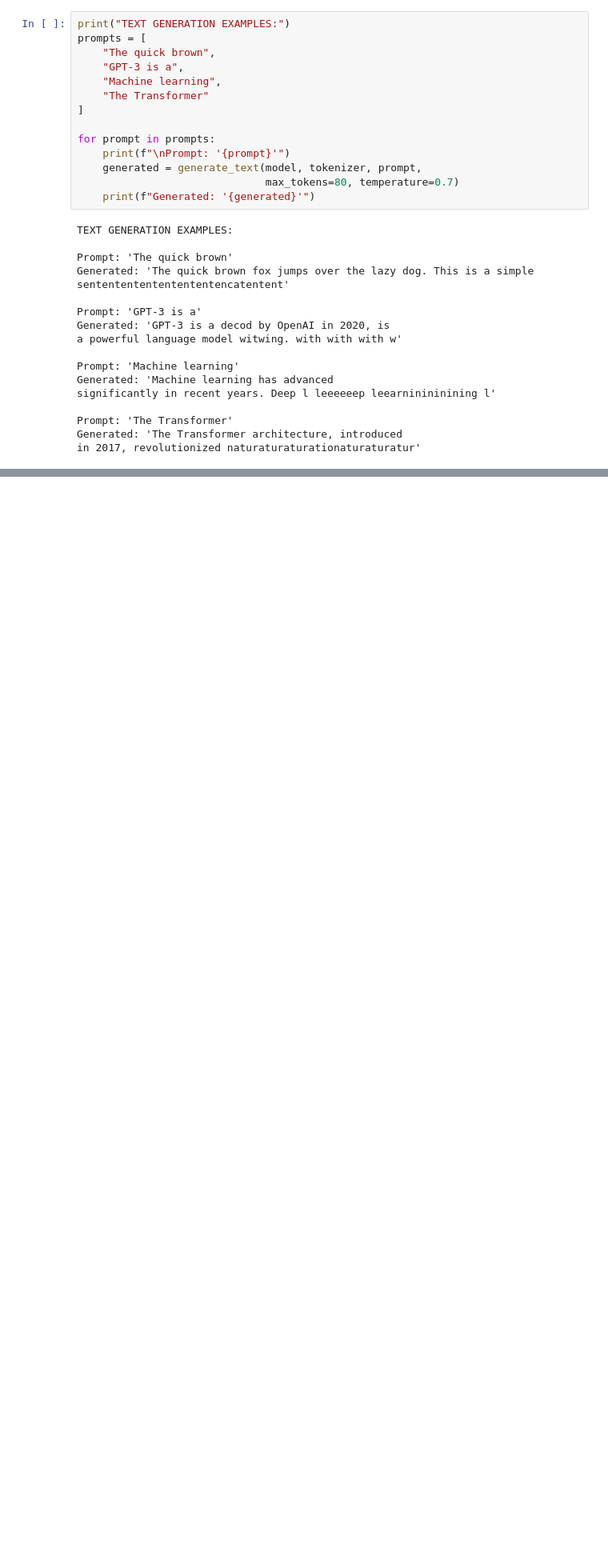
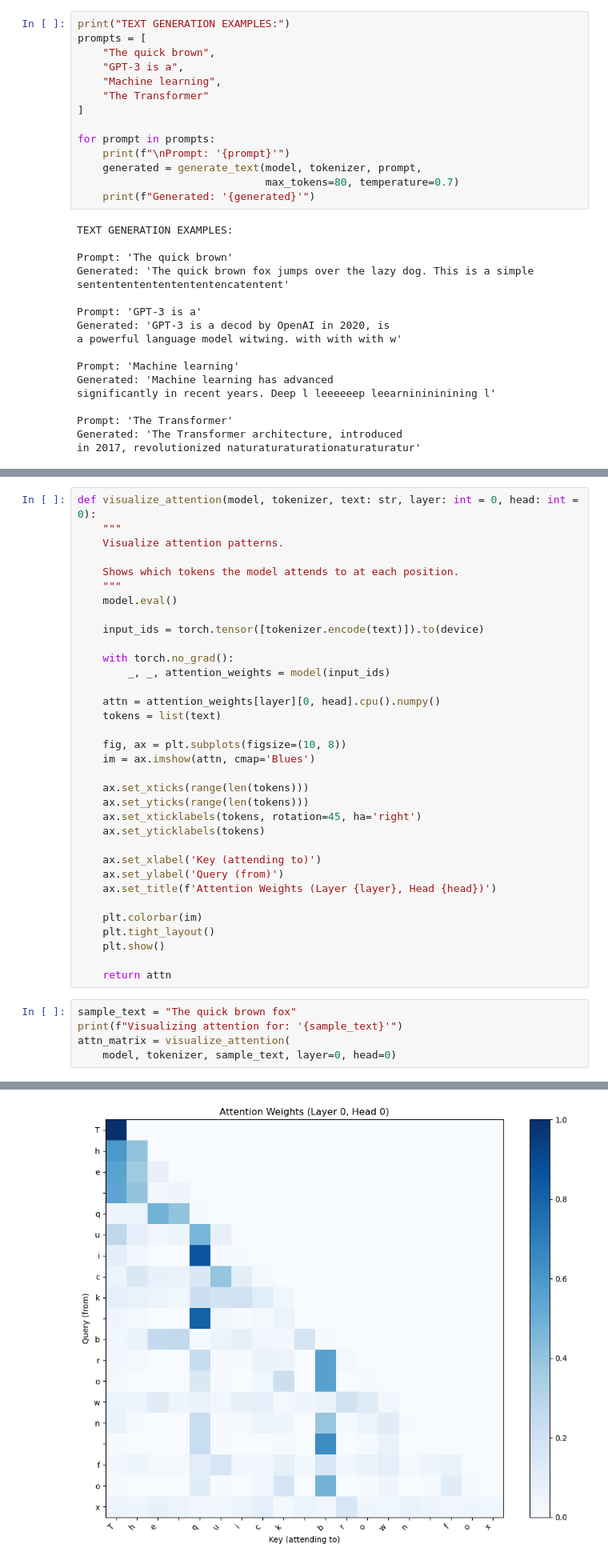
Before and after one commit to aaditya29/Implementing-ML-Papers, a Jupyter notebook: 11-Language-Model-Few-Shot/Few-Shot-Learners.ipynb, the cells around one changed output, grey strips where cells are left out. Shown at 80% size. Saved outputs shown, nothing was run; the diff lists cells and outputs as text; blank space fills up the shorter version.

```diff
--- a/11-Language-Model-Few-Shot/Few-Shot-Learners.ipynb
+++ b/11-Language-Model-Few-Shot/Few-Shot-Learners.ipynb
@@ -738,0 +824,40 @@ in 2017, revolutionized naturaturaturationaturaturatur'
+# %%
+def visualize_attention(model, tokenizer, text: str, layer: int = 0, head: int = 0):
+    """
+    Visualize attention patterns.
+
+    Shows which tokens the model attends to at each position.
+    """
+    model.eval()
+
+    input_ids = torch.tensor([tokenizer.encode(text)]).to(device)
+
+    with torch.no_grad():
+        _, _, attention_weights = model(input_ids)
+
+    attn = attention_weights[layer][0, head].cpu().numpy()
+    tokens = list(text)
+
+    fig, ax = plt.subplots(figsize=(10, 8))
+    im = ax.imshow(attn, cmap='Blues')
+
+    ax.set_xticks(range(len(tokens)))
+    ax.set_yticks(range(len(tokens)))
+    ax.set_xticklabels(tokens, rotation=45, ha='right')
+    ax.set_yticklabels(tokens)
+
+    ax.set_xlabel('Key (attending to)')
+    ax.set_ylabel('Query (from)')
+    ax.set_title(f'Attention Weights (Layer {layer}, Head {head})')
+
+    plt.colorbar(im)
+    plt.tight_layout()
+    plt.show()
+
+    return attn
+# %%
+sample_text = "The quick brown fox"
+print(f"Visualizing attention for: '{sample_text}'")
+attn_matrix = visualize_attention(
+    model, tokenizer, sample_text, layer=0, head=0)
+# %% [output]
@@ -738,0 +865 @@ in 2017, revolutionized naturaturaturationaturaturatur'
+[figure, added]
```
Also changed, not shown: parts of 5 cells of this notebook.
